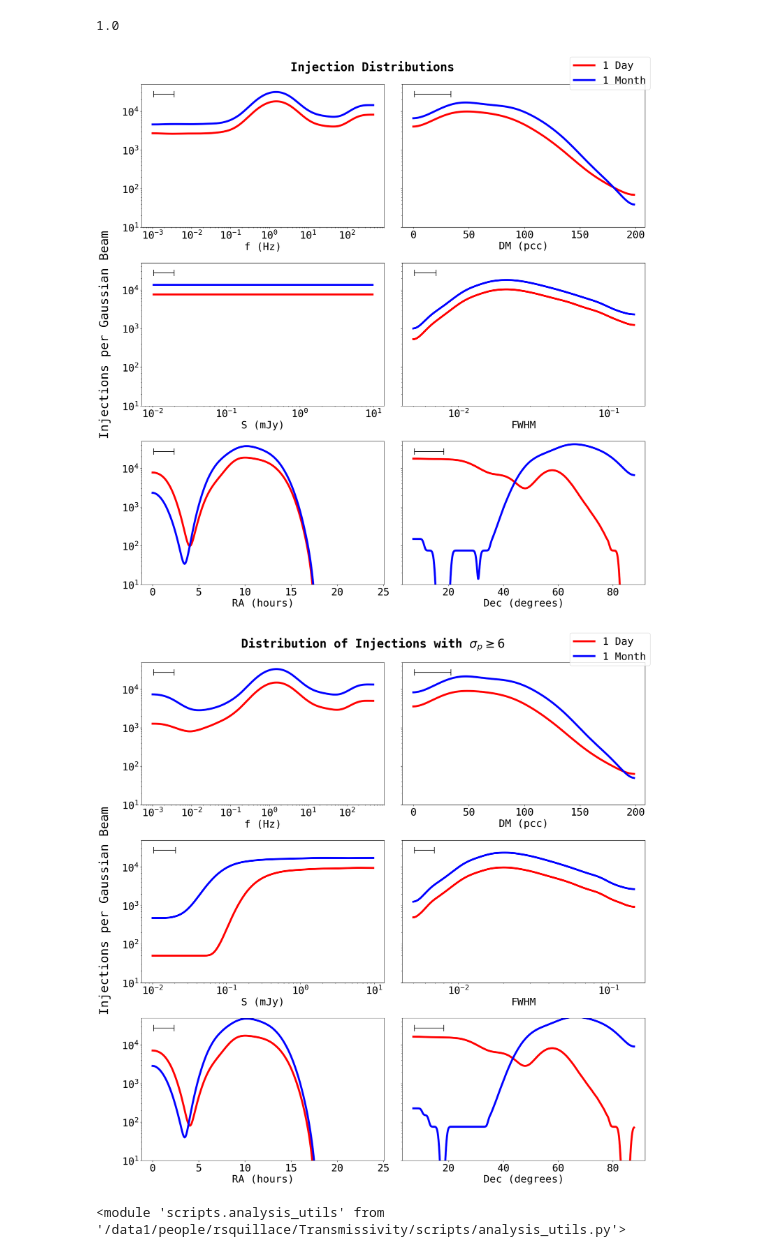
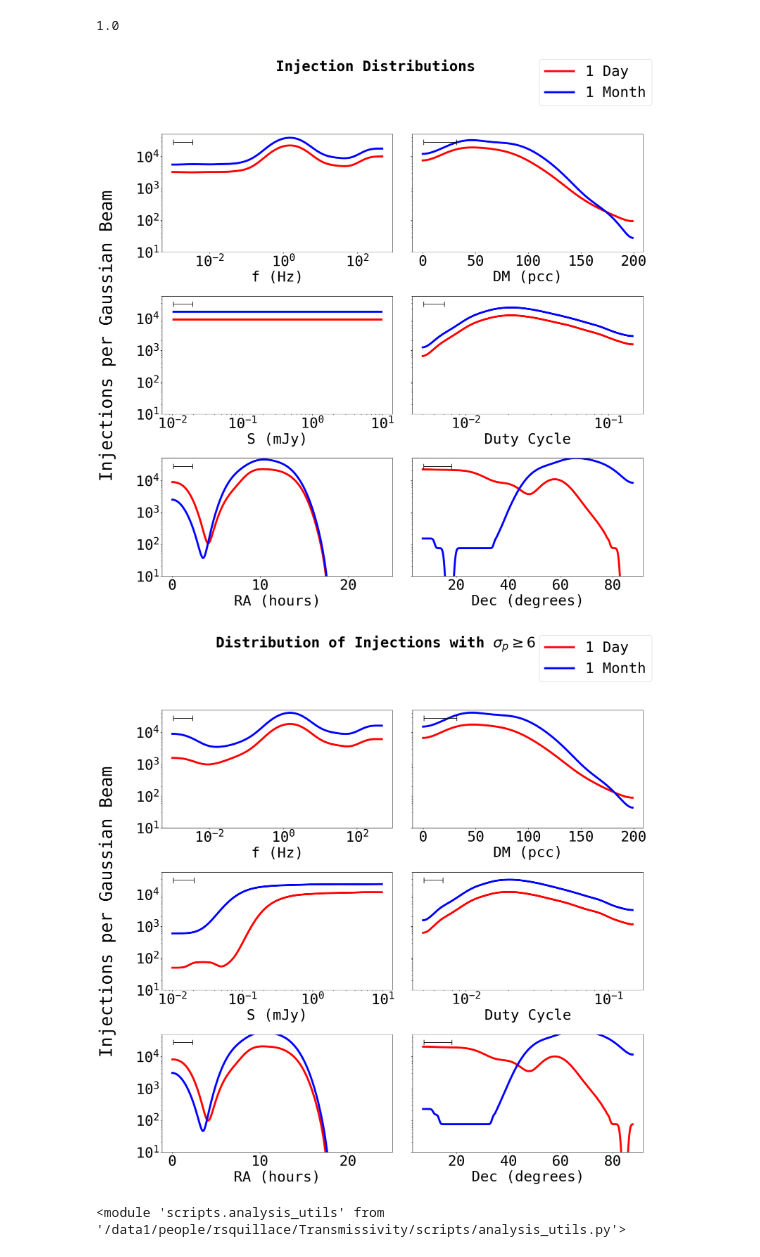
Before and after one commit to chime-sps/Transmissivity, a Jupyter notebook: results/injection_analysis_1d.ipynb, the cells around one changed output. Saved outputs shown, nothing was run; the diff lists cells and outputs as text; code cells hidden in the pictures.

```diff
--- a/results/injection_analysis_1d.ipynb
+++ b/results/injection_analysis_1d.ipynb
@@ -1,7 +1,7 @@
 # %%
 import numpy as np
 import matplotlib.pyplot as plt
-plt.rcParams.update({'font.size': 26})
+plt.rcParams.update({'font.size': 36})
 plt.rcParams['axes.grid'] = False
 import matplotlib as mpl
 mpl.rcParams['font.family'] = 'monospace'
@@ -17,7 +17,7 @@ import importlib
 importlib.reload(au)
 from scipy.special import erf
 # %%
-data = np.load('heterogeneous_injections_20261026.npz')
+data = np.load('heterogeneous_injections_20261027.npz')
 data = data['my_array']
 
 RA_idx = 0
@@ -36,13 +36,13 @@ month_mask = (data[:, 2] == 30.) | (data[:, 2] == 31)
 day_data = data[day_mask]
 month_data = data[month_mask]
 
-def dm_edge_mask(arr):
-    #avoid edge of dm trials because they aren't searched
+def dm_edge_mask(arr, margin = 10.):
+
     _, inv = np.unique(np.round(arr[:, :2], 2), axis = 0, return_inverse = True)
     inv = inv.ravel()
     pointing_maxdm = np.zeros(inv.max() + 1)
     np.maximum.at(pointing_maxdm, inv, arr[:, DM_idx])
-    return (arr[:, DM_idx] > 0.) & (arr[:, DM_idx] < pointing_maxdm[inv])
+    return (arr[:, DM_idx] > 0.) & (arr[:, DM_idx] <= pointing_maxdm[inv] - margin)
 
 day_data = day_data[dm_edge_mask(day_data)]
 month_data = month_data[dm_edge_mask(month_data)]
@@ -87,8 +87,8 @@ glob_mask_all = all_fglob_mask & all_DMglob_mask & all_Sglob_mask
 # %%
 f_bins = np.logspace(-3, 2.7, 250)
 f_dev = 10
-DM_bins = np.linspace(0, 200, 150)
-DM_dev = 5
+DM_bins = np.linspace(0, 200, 200)
+DM_dev = 10
 S_bins = np.logspace(-2, 1, 250)
 S_dev = 10
 FWHM_bins = np.logspace(np.log10(0.005), np.log10(0.15), 250)
@@ -451,7 +451,7 @@ au.add_crosshair(ax[2], S_bins, np.sqrt(S_dev**2 + 3**2))
 ax[3].plot(FWHM_bins[:-1], gaussian_filter(FWHM_inj_p_smooth, 5), color='red', linewidth = '5.')
 ax[3].plot(FWHM_bins[:-1], gaussian_filter(FWHM_inj_p_30, 5), color='blue', linewidth = '5.')
 ax[3].set_xscale('log')
-ax[3].set_xlabel('FWHM')
+ax[3].set_xlabel('Duty Cycle')
 au.add_crosshair(ax[3], FWHM_bins, np.sqrt(FWHM_dev**2 + 5**2))
 
 ax[4].plot(RA_bins[:-1] / 15, gaussian_filter(RA_inj_p_smooth, 3), color='red', linewidth = '5.')
@@ -464,15 +464,16 @@ ax[5].plot(Dec_bins[:-1], gaussian_filter(Dec_inj_p_30, 3), color='blue', linewi
 ax[5].set_xlabel('Dec (degrees)')
 au.add_crosshair(ax[5], Dec_bins, np.sqrt(Dec_dev**2 + 3**2))
 
-fig.suptitle('Injection Distributions', fontsize=30, fontweight='bold')
+fig.suptitle('Injection Distributions', fontsize=36, fontweight='bold')
 fig.supylabel('Injections per Gaussian Beam')
 fig.legend()
 #handles, labels = ax[0].get_legend_handles_labels()
 # fig.legend(handles, labels, title='Harmonics Counted', loc='upper right',
 #            bbox_to_anchor=(1.0, 1.0), bbox_transform=fig.transFigure)
 plt.tight_layout()
+plt.subplots_adjust(top = 0.85)
 # %% [output]
-[figure, old version]
+[figure, new version]
 # %%
 sigma_mask_1 = day_data[:, sigma_idx] > 6
 sigma_mask_30 = month_data[: sigma_idx] > 6
@@ -504,36 +505,37 @@ ax[2].set_xscale('log')
 ax[2].set_xlabel('S (mJy)')
 ax[2].set_yscale('log')
 au.add_crosshair(ax[2], S_bins, np.sqrt(S_dev**2 + 5**2))
 
 ax[3].plot(FWHM_bins[:-1], gaussian_filter(FWHM_sigma_1, 2), color='red', linewidth = '5.')
 ax[3].plot(FWHM_bins[:-1], gaussian_filter(FWHM_sigma_30, 2), color='blue', linewidth = '5.')
 ax[3].set_xscale('log')
-ax[3].set_xlabel('FWHM')
+ax[3].set_xlabel('Duty Cycle')
 ax[3].set_yscale('log')
 au.add_crosshair(ax[3], FWHM_bins, np.sqrt(FWHM_dev**2 + 2**2))
 
 ax[4].plot(RA_bins[:-1] / 15, gaussian_filter(RA_sigma_1, 3), color='red', linewidth = '5.')
 ax[4].plot(RA_bins[:-1] / 15, gaussian_filter(RA_sigma_30, 3), color='blue', linewidth = '5.')
 ax[4].set_xlabel('RA (hours)')
 ax[4].set_yscale('log')
 au.add_crosshair(ax[4], RA_bins, np.sqrt(RA_dev**2 + 3**2))
 
 ax[5].plot(Dec_bins[:-1], gaussian_filter(Dec_sigma_1, 3), color='red', linewidth = '5.')
 ax[5].plot(Dec_bins[:-1], gaussian_filter(Dec_sigma_30, 3), color='blue', linewidth = '5.')
 ax[5].set_xlabel('Dec (degrees)')
 ax[5].set_yscale('log')
 au.add_crosshair(ax[5], Dec_bins, np.sqrt(Dec_dev**2 + 3**2))
 ax[5].set_ylim(1e1, 5e4)
 
-fig.suptitle(r'Distribution of Injections with $\sigma_p \geq 6$', fontsize=30, fontweight='bold')
+fig.suptitle(r'Distribution of Injections with $\sigma_p \geq 6$', fontsize=36, fontweight='bold')
 fig.supylabel('Injections per Gaussian Beam')
 #handles, labels = ax[0].get_legend_handles_labels()
 # fig.legend(handles, labels, title='Harmonics Counted', loc='upper right',
 #            bbox_to_anchor=(1.0, 1.0), bbox_transform=fig.transFigure)
 fig.legend()
 plt.tight_layout()
+plt.subplots_adjust(top = 0.85)
 # %% [output]
-[figure, old version]
+[figure, new version]
 # %%
 importlib.reload(au)
 # %% [output]
```
Also changed, not shown: parts of 8 cells of this notebook.
